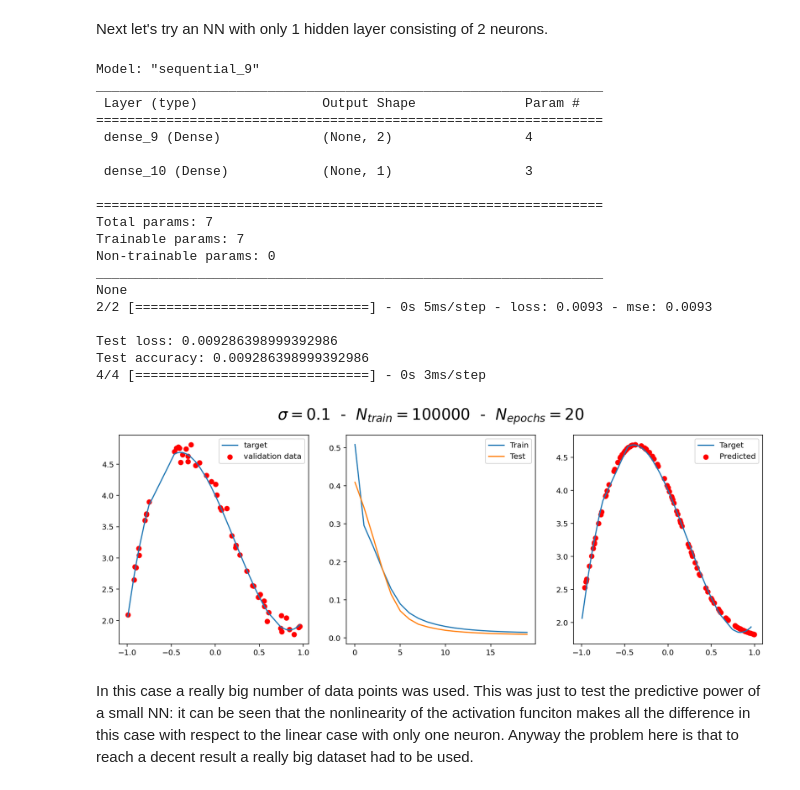
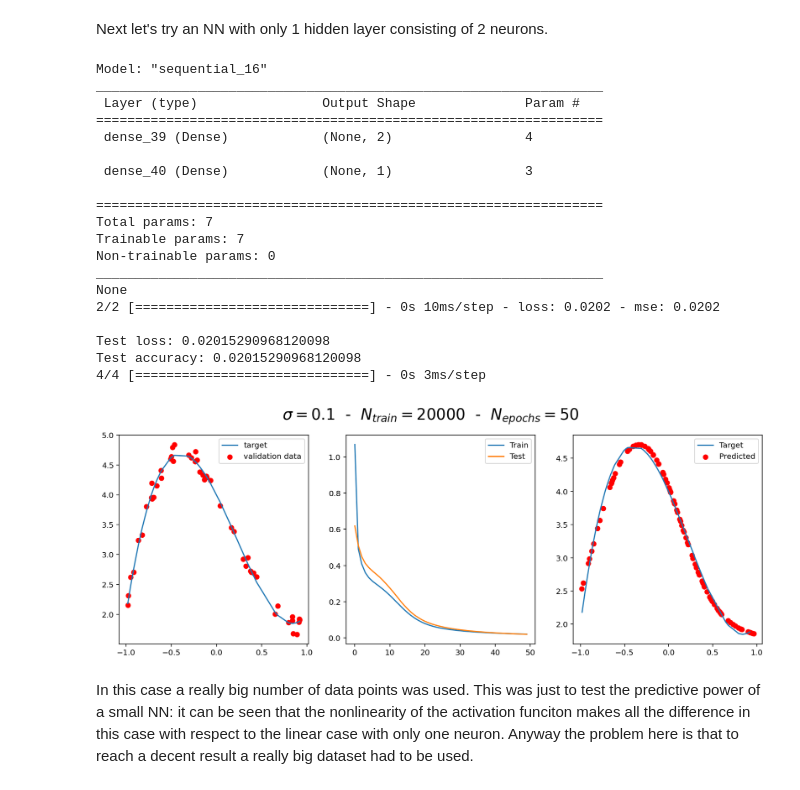
Before and after one commit to giovannidecrescenzo/LSN_De_Crescenzo, a Jupyter notebook: Exercise_11/Exercise_11.ipynb, the cells around one changed output. Drawn from its saved outputs; the diff is of its cells as text; code cells hidden in the pictures.

```diff
--- a/Exercise_11/Exercise_11.ipynb
+++ b/Exercise_11/Exercise_11.ipynb
@@ -304,30 +304,30 @@ Next let's try an NN with only 1 hidden layer consisting of 2 neurons.
 # %%
 model = tf.keras.Sequential()
 model.add(Dense(2, input_shape=(1,), activation='sigmoid'))
 model.add(Dense(1))
 
-model_poly_1(0.1, 100000, 20, model, 'sgd', 'mse')
+model_poly_1(0.1, 20000, 50, model, 'sgd', 'mse')
 # %% [output]
-Model: "sequential_9"
+Model: "sequential_16"
 _________________________________________________________________
  Layer (type)                Output Shape              Param #
 =================================================================
- dense_9 (Dense)             (None, 2)                 4
+ dense_39 (Dense)            (None, 2)                 4
 
- dense_10 (Dense)            (None, 1)                 3
+ dense_40 (Dense)            (None, 1)                 3
 
 =================================================================
 Total params: 7
 Trainable params: 7
 Non-trainable params: 0
 _________________________________________________________________
 None
-2/2 [==============================] - 0s 5ms/step - loss: 0.0093 - mse: 0.0093
+2/2 [==============================] - 0s 10ms/step - loss: 0.0202 - mse: 0.0202
 
-Test loss: 0.009286398999392986
-Test accuracy: 0.009286398999392986
+Test loss: 0.02015290968120098
+Test accuracy: 0.02015290968120098
 4/4 [==============================] - 0s 3ms/step
-[figure, old version]
+[figure, new version]
 # %% [markdown]
 In this case a really big number of data points was used. This was just to test the predictive power of a small NN: it can be seen that the nonlinearity of the activation funciton makes all the difference in this case with respect to the linear case with only one neuron. Anyway the problem here is that to reach a decent result a really big dataset had to be used.
 # %% [markdown]
```
Also changed, not shown: parts of 24 cells of this notebook.
